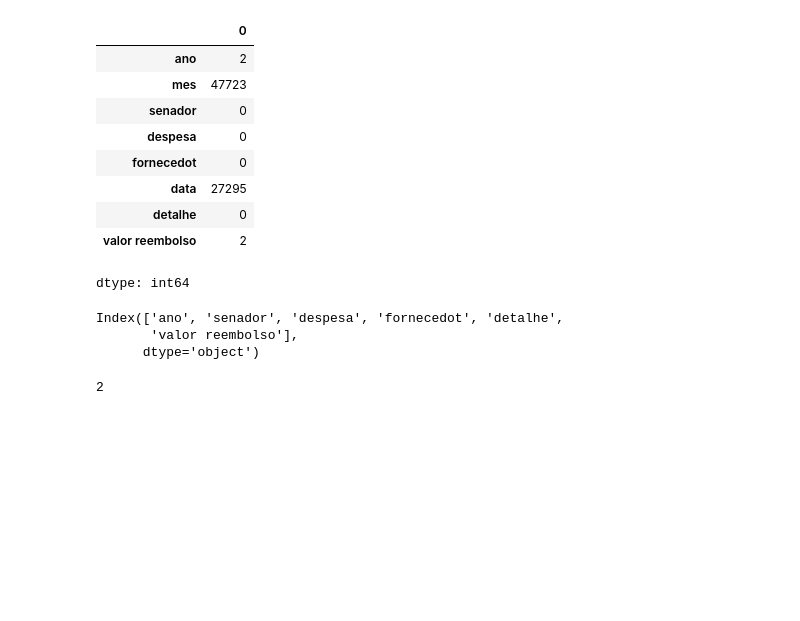
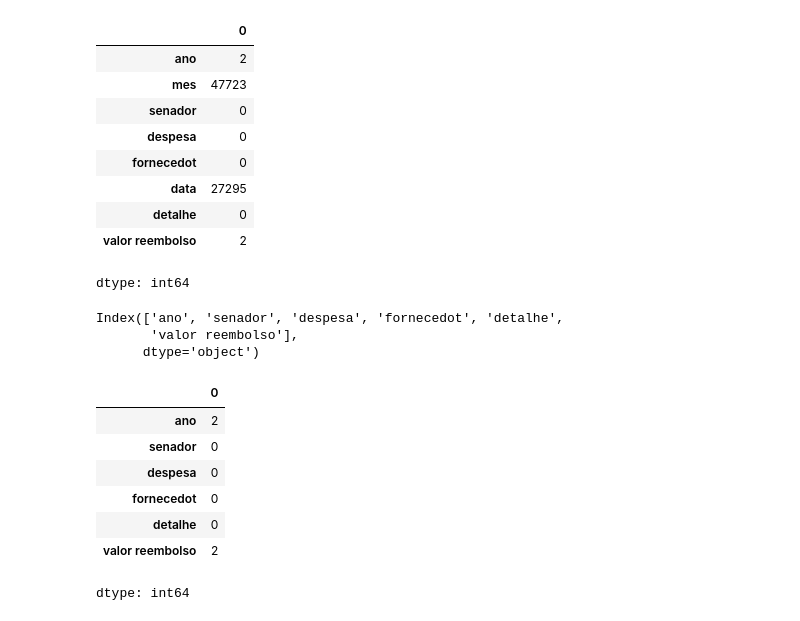
Before and after one commit to jeniferGoncalvesDaSilvaDev/7daysofcode-ds-alura2, a Jupyter notebook: desafio_7daysofcode_ds_alura.ipynb, the cells around one changed output. Drawn from its saved outputs; the diff is of its cells as text; code cells hidden in the pictures; blank space fills up the shorter version.

```diff
--- a/desafio_7daysofcode_ds_alura.ipynb
+++ b/desafio_7daysofcode_ds_alura.ipynb
@@ -527,6 +520,13 @@ Index(['ano', 'senador', 'despesa', 'fornecedot', 'detalhe',
 df_novo_4['ano']= df_novo_4['ano'].dropna()
 df_novo_4['valor reembolso']= df_novo_4['valor reembolso'].dropna()
 # %%
-df_novo_4['ano'].isnull().sum()
+df_novo_4.isnull().sum()
 # %% [output]
+|  | 0 |
+| ano | 2 |
+| senador | 0 |
+| despesa | 0 |
+| fornecedot | 0 |
+| detalhe | 0 |
+| valor reembolso | 2 |
-2
+dtype: int64
```
Also changed, not shown: parts of 4 cells of this notebook.
